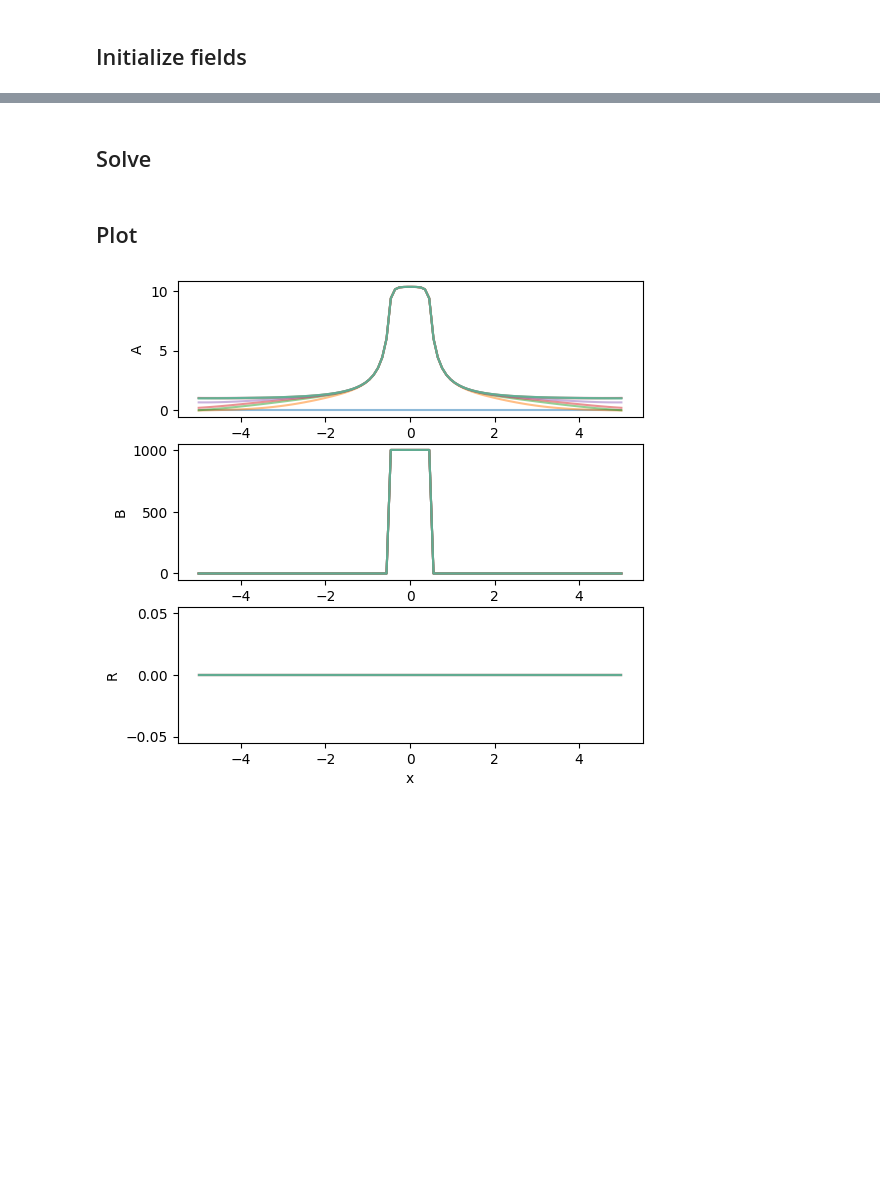
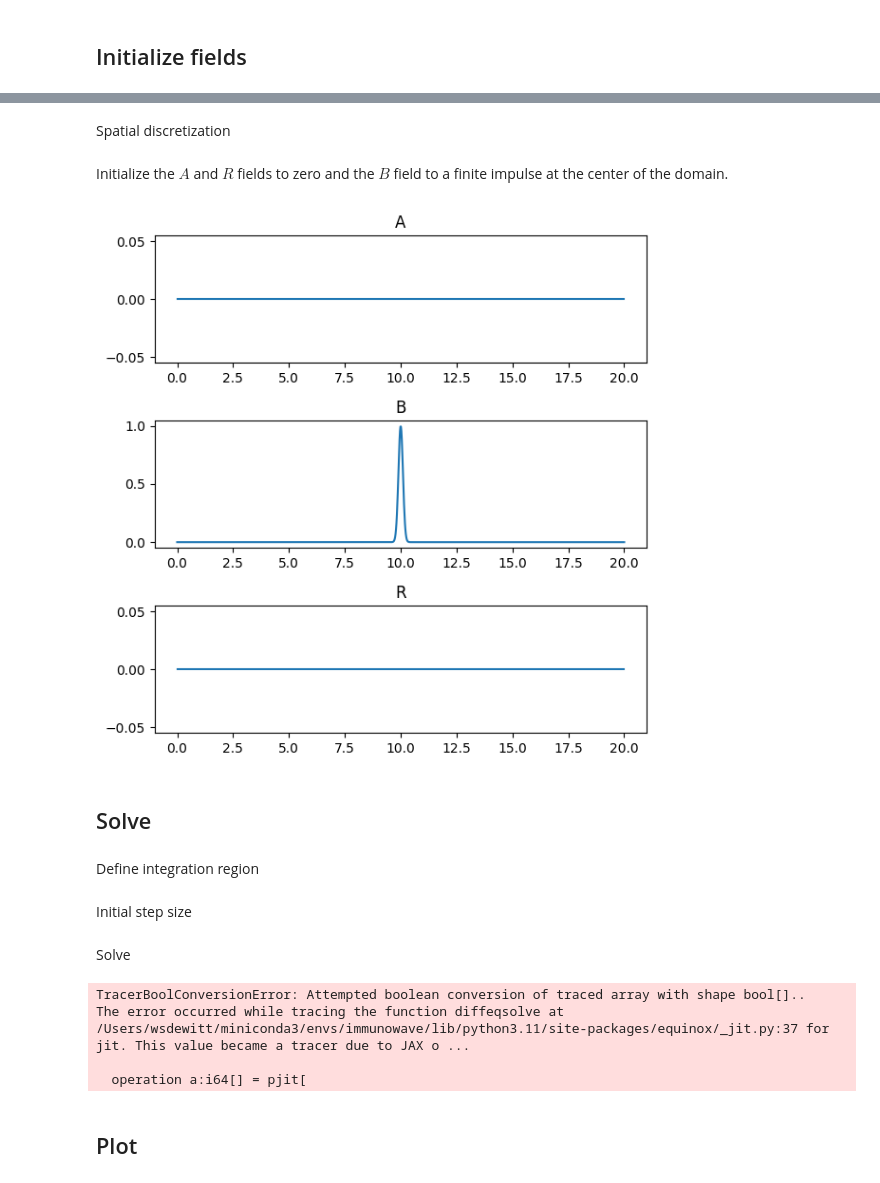
Before and after one commit to dewitt-lab/immunowave, a Jupyter notebook: notebooks/quickstart.ipynb, the cells around one changed output, grey strips where cells are left out. Cells and saved outputs as stored; diff of their text form; code cells hidden in the pictures; blank space fills up the shorter version.

```diff
--- a/notebooks/quickstart.ipynb
+++ b/notebooks/quickstart.ipynb
@@ -19,0 +21,5 @@ ImmuneWave(
+# %%
+class FHNB_state(iw.State):
+    A: iw.ScalarField
+    B: iw.ScalarField
+    R: iw.ScalarField
@@ -61,2 +89,28 @@ t = np.linspace(t0, t1, 10)
+# %% [markdown]
+Spatial discretization
+# %%
+L = 20.0
+n = 1000
+
+shape = (n,)
+lb = [0]
+h = L / (n - 1)
+# %% [markdown]
+Initialize the $A$ and $R$ fields to zero and the $B$ field to a finite impulse at the center of the domain.
+# %%
+state = FHNB_state(
+    A=iw.ScalarField(shape, lb, h, 0),
+    B=iw.ScalarField(
+        shape, lb, h, fn=lambda x: 1 * jnp.exp(-((x - L / 2) ** 2) / (2 * 0.1**2))
+    ),
+    R=iw.ScalarField(shape, lb, h, 0),
+)
+# %%
+axes = state.plot()
+plt.show()
+# %% [output]
+[figure, added]
 # %% [markdown]
 ## Solve
+# %% [markdown]
+Define integration region
@@ -62,0 +120,2 @@ t = np.linspace(t0, t1, 10)
+# %% [markdown]
+Initial step size
@@ -63,14 +124,11 @@ t = np.linspace(t0, t1, 10)
+# %% [markdown]
+Solve
 # %%
-solution = iwm.solve(model, params, state, t0=t0, t1=t1, t=t)
+solution = iw.solve(model, state, t0, t1, dt0=dt0, max_steps=1000000)
+# %% [output]
+TracerBoolConversionError: Attempted boolean conversion of traced array with shape bool[]..
+The error occurred while tracing the function diffeqsolve at /Users/wsdewitt/miniconda3/envs/immunowave/lib/python3.11/site-packages/equinox/_jit.py:37 for jit. This value became a tracer due to JAX o ...
+
+  operation a:i64[] = pjit[
 # %% [markdown]
 ## Plot
-# %%
-fig, axes = plt.subplots(3, 1, figsize=(6, 2 * 3))
-for i in range(len(t)):
-    ti = t[i]
-    statei = {name: values[i] for name, values in solution.ys.items()}
-    iwm.plot(model, statei, axes, alpha=0.5)
-# plt.legend()
-plt.show()
-# %% [output]
-[figure, removed]
```
Also changed, not shown: parts of 23 cells of this notebook, 13 other files.
